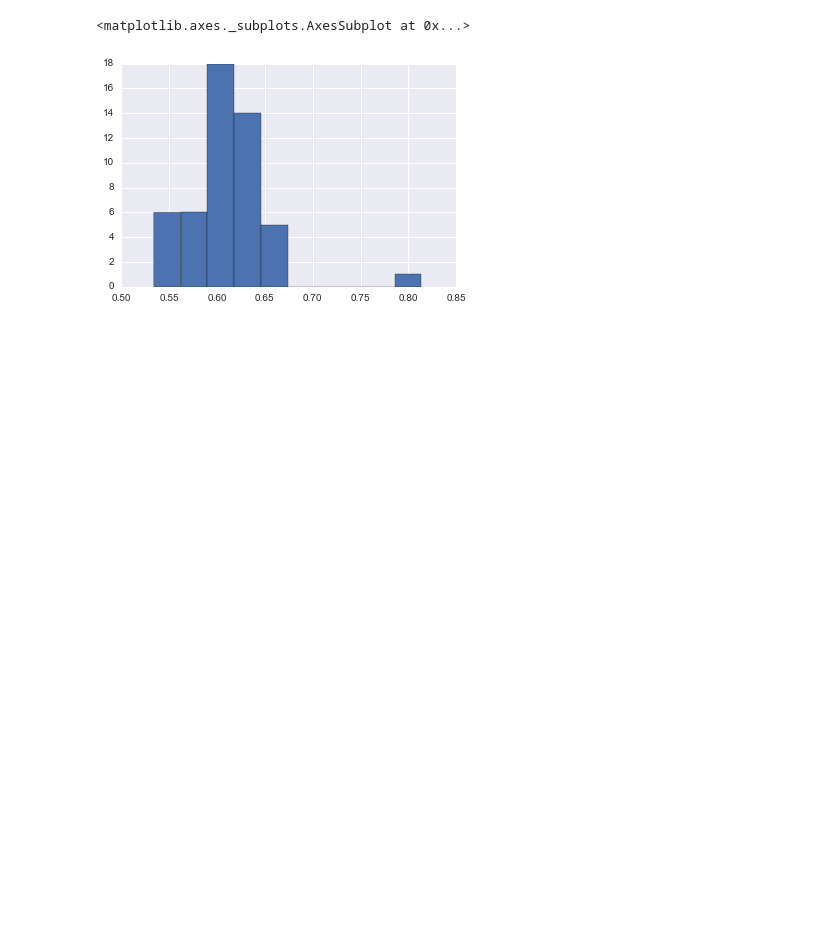
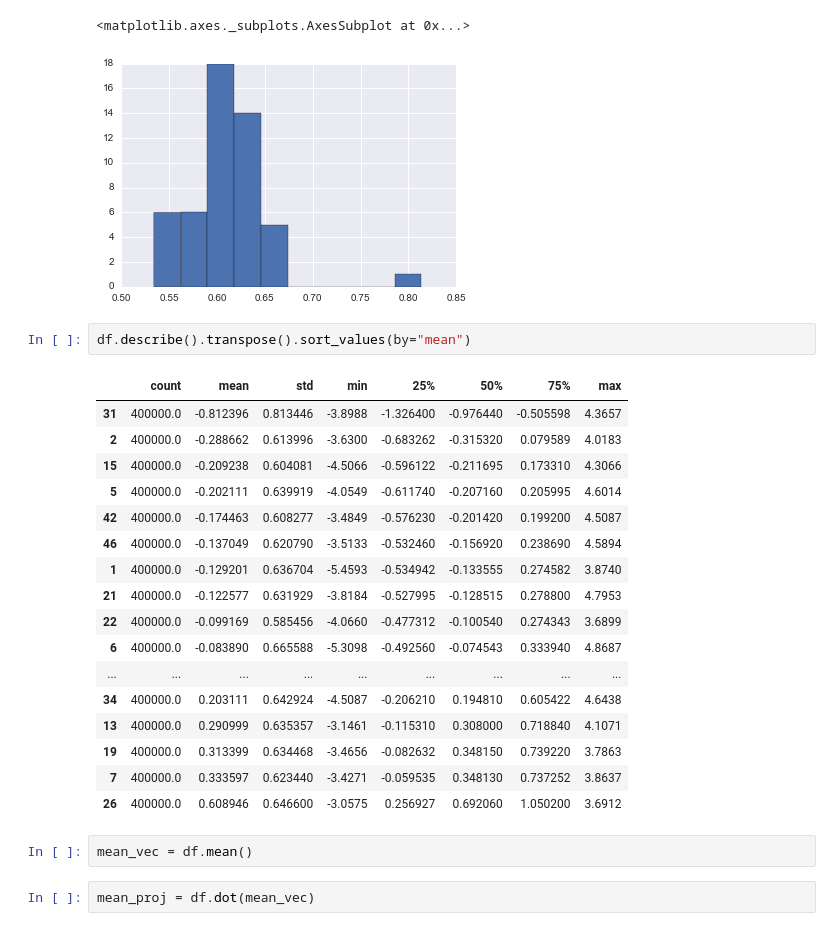
Before and after one commit to lamyiowce/word2viz, a Jupyter notebook: notebooks_migdal/0_glove_vecs.ipynb, the cells around one changed output. Drawn from its saved outputs; the diff is of its cells as text; blank space fills up the shorter version.

```diff
--- a/notebooks_migdal/0_glove_vecs.ipynb
+++ b/notebooks_migdal/0_glove_vecs.ipynb
@@ -151,3 +151,27 @@ df.std().hist()
 # %% [output]
 <matplotlib.axes._subplots.AxesSubplot at 0x...>
 [figure]
+# %%
+df.describe().transpose().sort_values(by="mean")
+# %% [output]
+|  | count | mean | std | min | 25% | 50% | 75% | max |
+| 31 | 400000.0 | -0.812396 | 0.813446 | -3.8988 | -1.326400 | -0.976440 | -0.505598 | 4.3657 |
+| 2 | 400000.0 | -0.288662 | 0.613996 | -3.6300 | -0.683262 | -0.315320 | 0.079589 | 4.0183 |
+| 15 | 400000.0 | -0.209238 | 0.604081 | -4.5066 | -0.596122 | -0.211695 | 0.173310 | 4.3066 |
+| 5 | 400000.0 | -0.202111 | 0.639919 | -4.0549 | -0.611740 | -0.207160 | 0.205995 | 4.6014 |
+| 42 | 400000.0 | -0.174463 | 0.608277 | -3.4849 | -0.576230 | -0.201420 | 0.199200 | 4.5087 |
+| 46 | 400000.0 | -0.137049 | 0.620790 | -3.5133 | -0.532460 | -0.156920 | 0.238690 | 4.5894 |
+| 1 | 400000.0 | -0.129201 | 0.636704 | -5.4593 | -0.534942 | -0.133555 | 0.274582 | 3.8740 |
+| 21 | 400000.0 | -0.122577 | 0.631929 | -3.8184 | -0.527995 | -0.128515 | 0.278800 | 4.7953 |
+| 22 | 400000.0 | -0.099169 | 0.585456 | -4.0660 | -0.477312 | -0.100540 | 0.274343 | 3.6899 |
+| 6 | 400000.0 | -0.083890 | 0.665588 | -5.3098 | -0.492560 | -0.074543 | 0.333940 | 4.8687 |
+| ... | ... | ... | ... | ... | ... | ... | ... | ... |
+| 34 | 400000.0 | 0.203111 | 0.642924 | -4.5087 | -0.206210 | 0.194810 | 0.605422 | 4.6438 |
+| 13 | 400000.0 | 0.290999 | 0.635357 | -3.1461 | -0.115310 | 0.308000 | 0.718840 | 4.1071 |
+| 19 | 400000.0 | 0.313399 | 0.634468 | -3.4656 | -0.082632 | 0.348150 | 0.739220 | 3.7863 |
+| 7 | 400000.0 | 0.333597 | 0.623440 | -3.4271 | -0.059535 | 0.348130 | 0.737252 | 3.8637 |
+| 26 | 400000.0 | 0.608946 | 0.646600 | -3.0575 | 0.256927 | 0.692060 | 1.050200 | 3.6912 |
+# %%
+mean_vec = df.mean()
+# %%
+mean_proj = df.dot(mean_vec)
```
Also changed, not shown: parts of 7 cells of this notebook.
